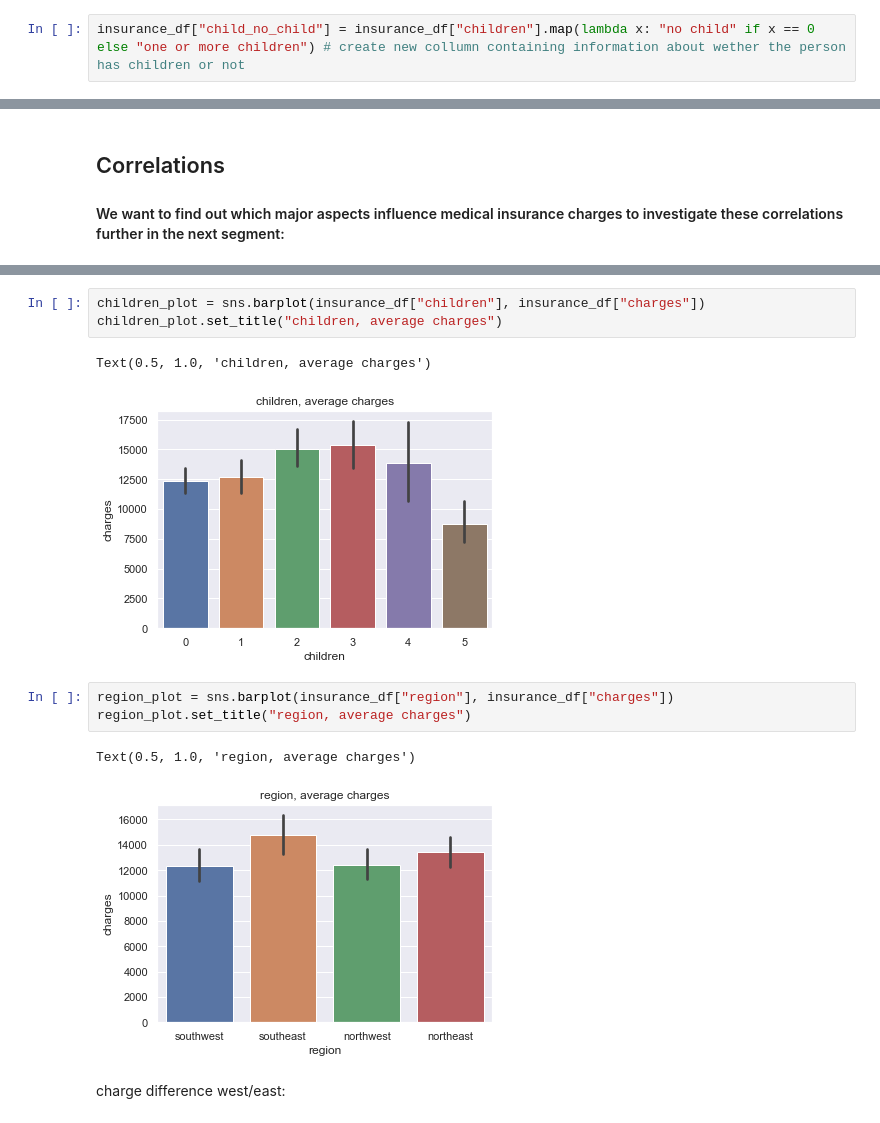
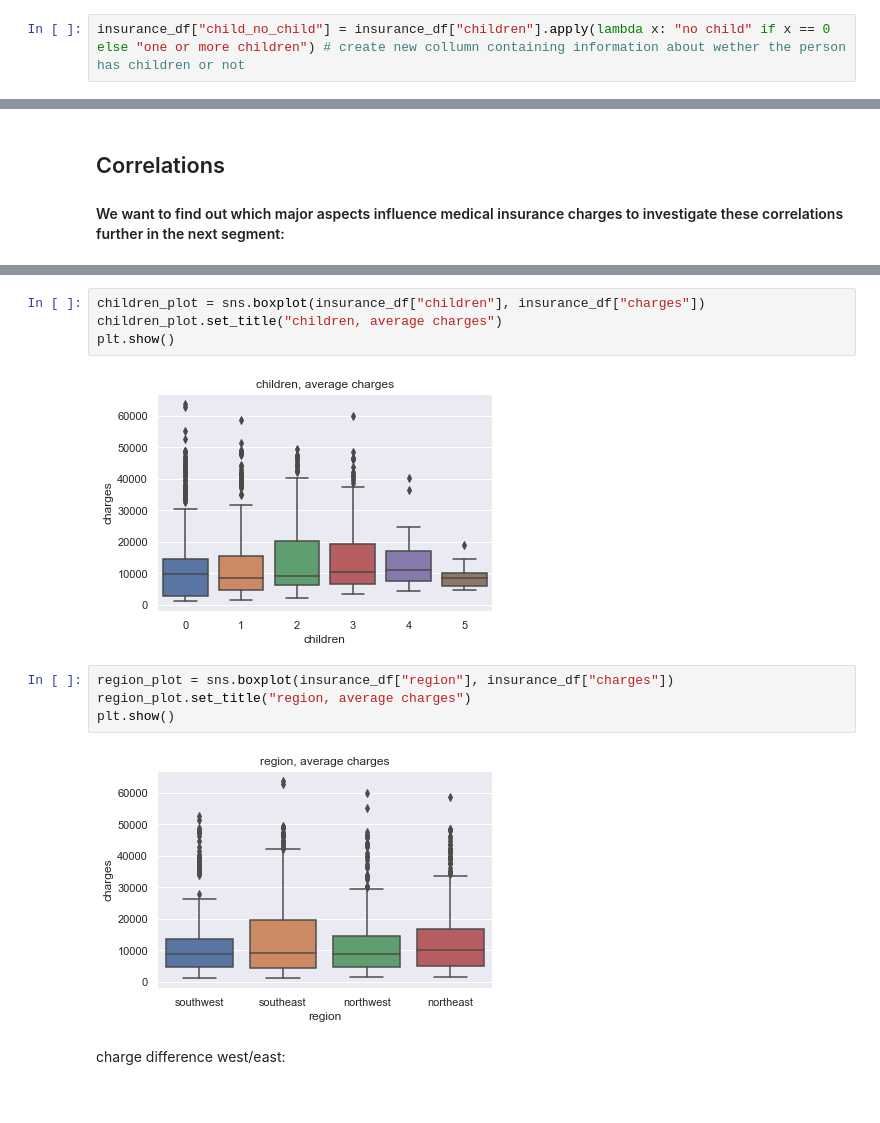
Before and after one commit to VincentBrunner/medical-insurance-portfolio-project, a Jupyter notebook: Medical insurance Portfolio project.ipynb, the cells around one changed output, grey strips where cells are left out. Saved outputs shown, nothing was run; the diff lists cells and outputs as text.

```diff
--- a/Medical insurance Portfolio project.ipynb
+++ b/Medical insurance Portfolio project.ipynb
@@ -128,5 +128,5 @@ children distribution:
 # %% [markdown]
 #### No child vs. one or more children:
 # %%
-insurance_df["child_no_child"] = insurance_df["children"].map(lambda x: "no child" if x == 0 else "one or more children") # create new collumn containing information about wether the person has children or not
+insurance_df["child_no_child"] = insurance_df["children"].apply(lambda x: "no child" if x == 0 else "one or more children") # create new collumn containing information about wether the person has children or not
 # %%
@@ -186,15 +186,15 @@ Text(0.5, 1.0, 'age, average charges')
 # %%
-children_plot = sns.barplot(insurance_df["children"], insurance_df["charges"])
+children_plot = sns.boxplot(insurance_df["children"], insurance_df["charges"])
 children_plot.set_title("children, average charges")
+plt.show()
 # %% [output]
-Text(0.5, 1.0, 'children, average charges')
-[figure, old version]
+[figure, new version]
 # %%
-region_plot = sns.barplot(insurance_df["region"], insurance_df["charges"])
+region_plot = sns.boxplot(insurance_df["region"], insurance_df["charges"])
 region_plot.set_title("region, average charges")
+plt.show()
 # %% [output]
-Text(0.5, 1.0, 'region, average charges')
-[figure, old version]
+[figure, new version]
 # %% [markdown]
 charge difference west/east:
 # %%
```
Also changed, not shown: parts of 27 cells of this notebook.
